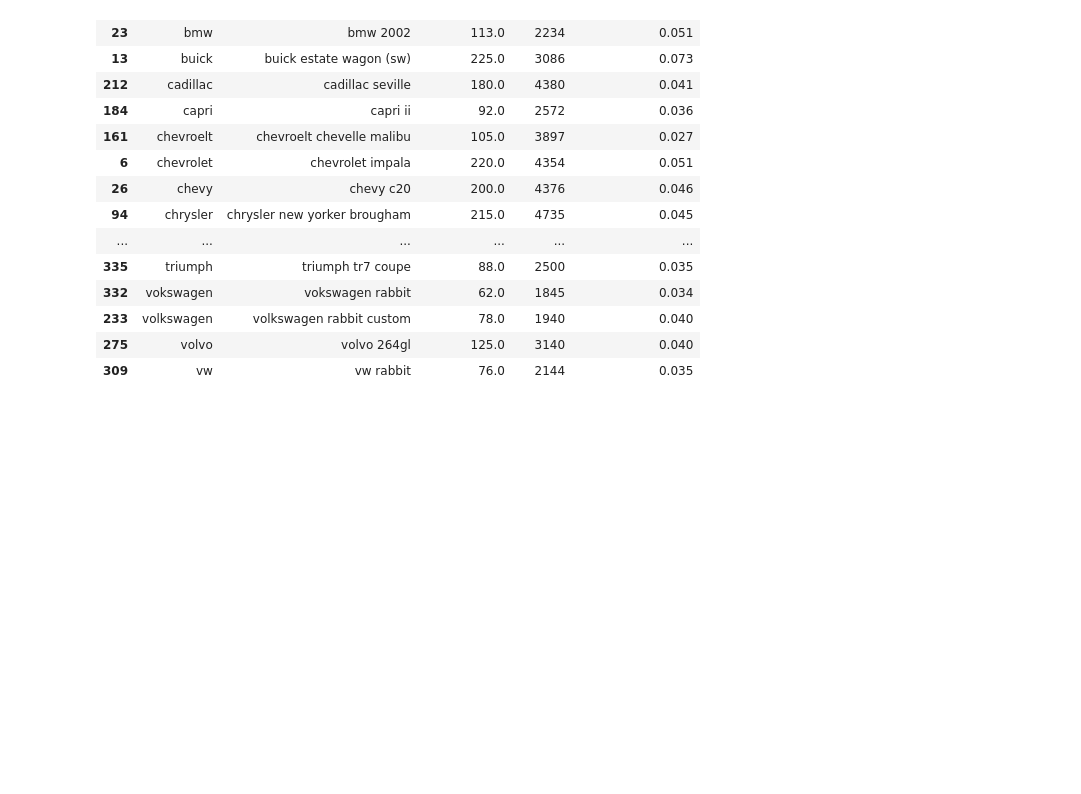
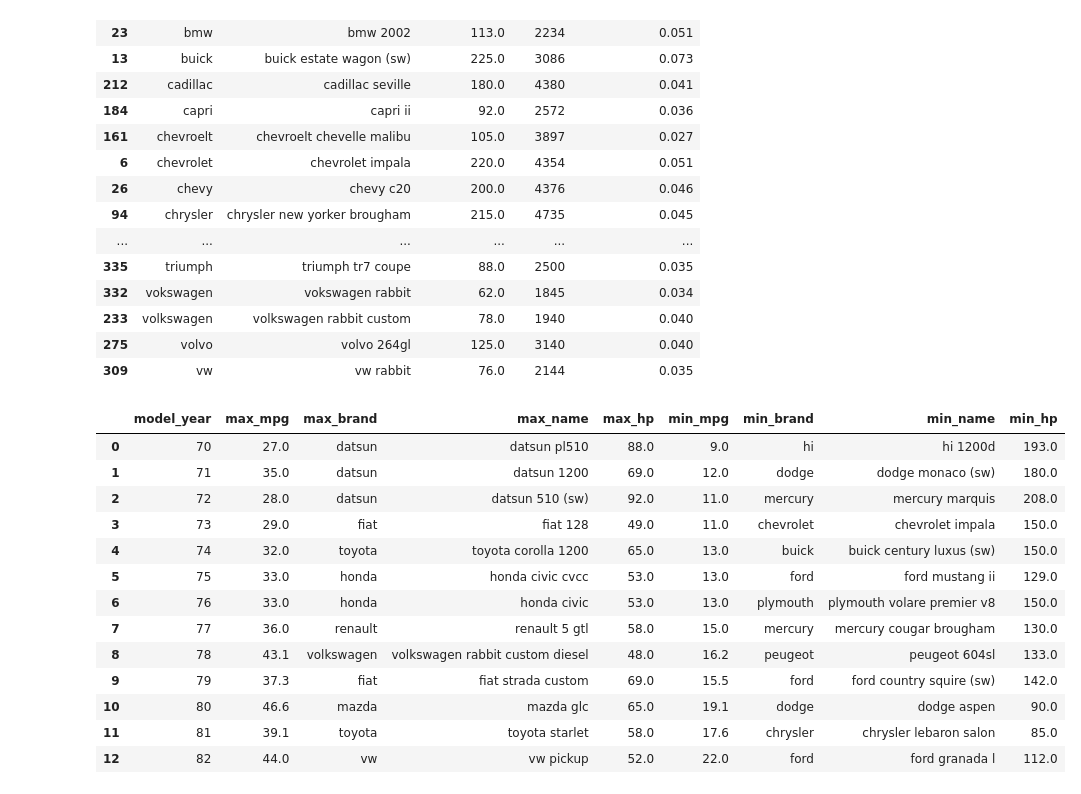
Before and after one commit to FlazeFy2/DS-Car_Information_Dataset, a Jupyter notebook: descriptive_statistic.ipynb, the cells around one changed output. Saved outputs shown, nothing was run; the diff lists cells and outputs as text; code cells hidden in the pictures; blank space fills up the shorter version.

Commit message:
[DS] Descriptive Statistic : Maximum and Minimum MPG per Model Year with Car Details (Brand, Model, Horsepower)

```diff
--- a/descriptive_statistic.ipynb
+++ b/descriptive_statistic.ipynb
@@ -218,3 +218,74 @@ display(brand_top_cars)
 | 233 | volkswagen | volkswagen rabbit custom | 78.0 | 1940 | 0.040 |
 | 275 | volvo | volvo 264gl | 125.0 | 3140 | 0.040 |
 | 309 | vw | vw rabbit | 76.0 | 2144 | 0.035 |
+# %%
+import pandas as pd
+
+pd.set_option('display.max_columns', None)
+pd.set_option('display.expand_frame_repr', False)
+pd.set_option('display.width', 0)
+
+# Descriptive Statistic : Maximum and Minimum MPG per Model Year with Car Details (Brand, Model, Horsepower)
+df = pd.read_csv("Automobile.csv")
+
+# Ensure numeric columns
+df['mpg'] = pd.to_numeric(df['mpg'], errors='coerce')
+df['horsepower'] = pd.to_numeric(df['horsepower'], errors='coerce')
+
+# Drop missing important values
+df = df.dropna(subset=['name','mpg','horsepower','model_year'])
+
+# Extract brand from first word
+df['brand'] = df['name'].str.split().str[0]
+
+# Select needed columns
+stats = df[['model_year','brand','name','mpg','horsepower']]
+
+# Get index of max and min mpg per year
+idx_max = stats.groupby('model_year')['mpg'].idxmax()
+idx_min = stats.groupby('model_year')['mpg'].idxmin()
+
+# Extract rows
+max_mpg = stats.loc[idx_max].rename(columns={
+    'mpg': 'max_mpg',
+    'name': 'max_name',
+    'brand': 'max_brand',
+    'horsepower': 'max_hp'
+})
+
+min_mpg = stats.loc[idx_min].rename(columns={
+    'mpg': 'min_mpg',
+    'name': 'min_name',
+    'brand': 'min_brand',
+    'horsepower': 'min_hp'
+})
+
+# Merge results on model_year
+result = pd.merge(
+    max_mpg[['model_year','max_mpg','max_brand','max_name','max_hp']],
+    min_mpg[['model_year','min_mpg','min_brand','min_name','min_hp']],
+    on='model_year'
+)
+
+# Sort by year
+result = result.sort_values(by='model_year')
+
+# Round values
+result = result.round(3)
+
+display(result)
+# %% [output]
+|  | model_year | max_mpg | max_brand | max_name | max_hp | min_mpg | min_brand | min_name | min_hp |
+| 0 | 70 | 27.0 | datsun | datsun pl510 | 88.0 | 9.0 | hi | hi 1200d | 193.0 |
+| 1 | 71 | 35.0 | datsun | datsun 1200 | 69.0 | 12.0 | dodge | dodge monaco (sw) | 180.0 |
+| 2 | 72 | 28.0 | datsun | datsun 510 (sw) | 92.0 | 11.0 | mercury | mercury marquis | 208.0 |
+| 3 | 73 | 29.0 | fiat | fiat 128 | 49.0 | 11.0 | chevrolet | chevrolet impala | 150.0 |
+| 4 | 74 | 32.0 | toyota | toyota corolla 1200 | 65.0 | 13.0 | buick | buick century luxus (sw) | 150.0 |
+| 5 | 75 | 33.0 | honda | honda civic cvcc | 53.0 | 13.0 | ford | ford mustang ii | 129.0 |
+| 6 | 76 | 33.0 | honda | honda civic | 53.0 | 13.0 | plymouth | plymouth volare premier v8 | 150.0 |
+| 7 | 77 | 36.0 | renault | renault 5 gtl | 58.0 | 15.0 | mercury | mercury cougar brougham | 130.0 |
+| 8 | 78 | 43.1 | volkswagen | volkswagen rabbit custom diesel | 48.0 | 16.2 | peugeot | peugeot 604sl | 133.0 |
+| 9 | 79 | 37.3 | fiat | fiat strada custom | 69.0 | 15.5 | ford | ford country squire (sw) | 142.0 |
+| 10 | 80 | 46.6 | mazda | mazda glc | 65.0 | 19.1 | dodge | dodge aspen | 90.0 |
+| 11 | 81 | 39.1 | toyota | toyota starlet | 58.0 | 17.6 | chrysler | chrysler lebaron salon | 85.0 |
+| 12 | 82 | 44.0 | vw | vw pickup | 52.0 | 22.0 | ford | ford granada l | 112.0 |
```
